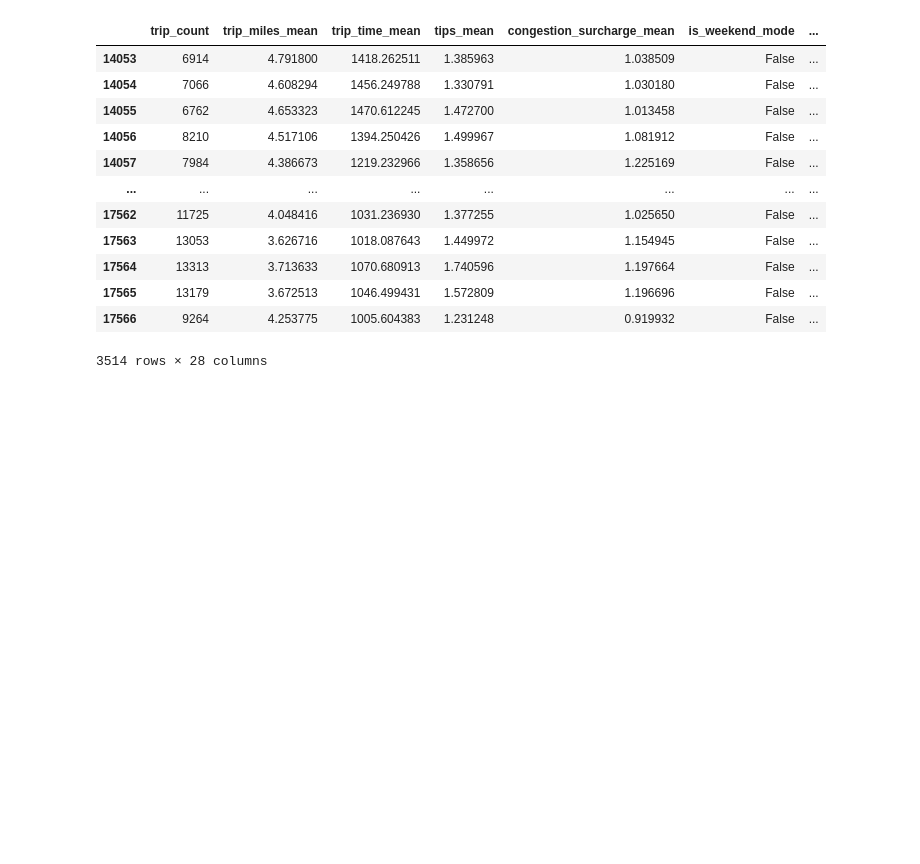
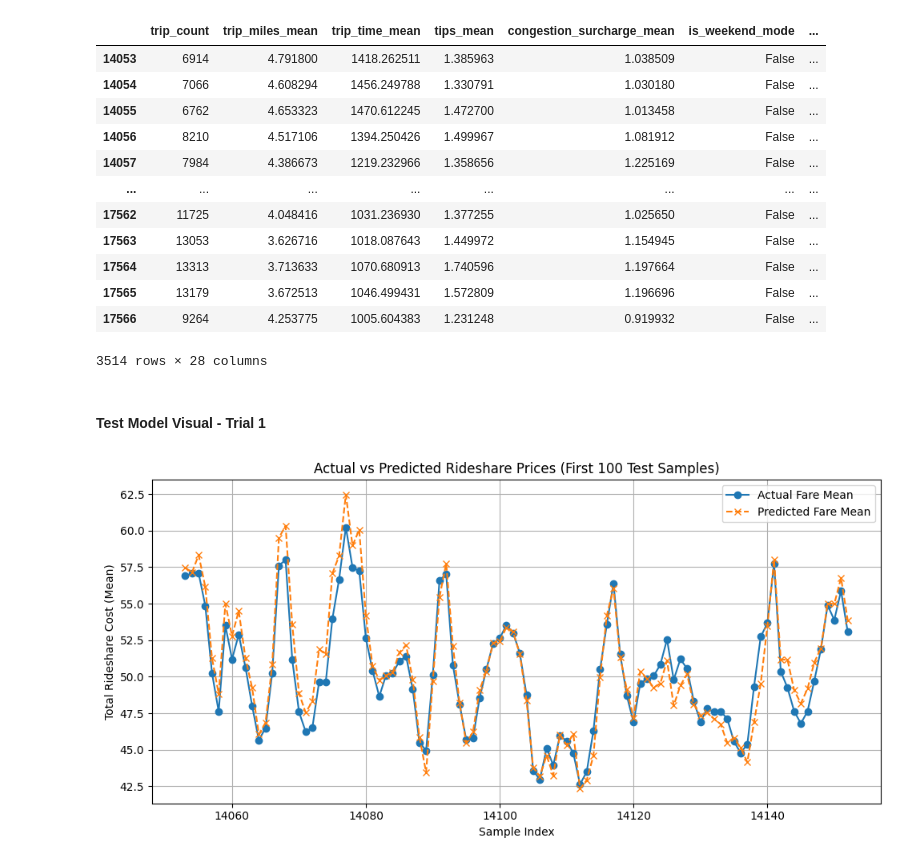
Before and after one commit to data11y/SU-IST707-Group_Project, a Jupyter notebook: Project Checkpoints/Checkpoint 2/Initial Models/Linear Regression Model-3.ipynb, the cells around one changed output. Saved outputs shown, nothing was run; the diff lists cells and outputs as text; code cells hidden in the pictures; blank space fills up the shorter version.

Commit message:
LR final Model

```diff
--- a/Project Checkpoints/Checkpoint 2/Initial Models/Linear Regression Model-3.ipynb
+++ b/Project Checkpoints/Checkpoint 2/Initial Models/Linear Regression Model-3.ipynb
@@ -550,3 +550,21 @@ test_results_df
 | 17565 | 13179 | 3.672513 | 1046.499431 | 1.572809 | 1.196696 | False | ... |
 | 17566 | 9264 | 4.253775 | 1005.604383 | 1.231248 | 0.919932 | False | ... |
 3514 rows × 28 columns
+# %% [markdown]
+#### Test Model Visual - Trial 1
+# %%
+# plot actual vs. predicted on the test data
+
+
+plt.figure(figsize=(10, 5))
+plt.plot(test_results_df['Actual Fare Mean'][:100], label='Actual Fare Mean', marker='o')
+plt.plot(test_results_df['Predicted'][:100], label='Predicted Fare Mean', linestyle='--', marker='x')
+plt.title("Actual vs Predicted Rideshare Prices (First 100 Test Samples)")
+plt.xlabel("Sample Index")
+plt.ylabel("Total Rideshare Cost (Mean)")
+plt.legend()
+plt.grid(True)
+plt.tight_layout()
+plt.show()
+# %% [output]
+[figure, added]
```
Also changed, not shown: parts of 2 cells of this notebook.
